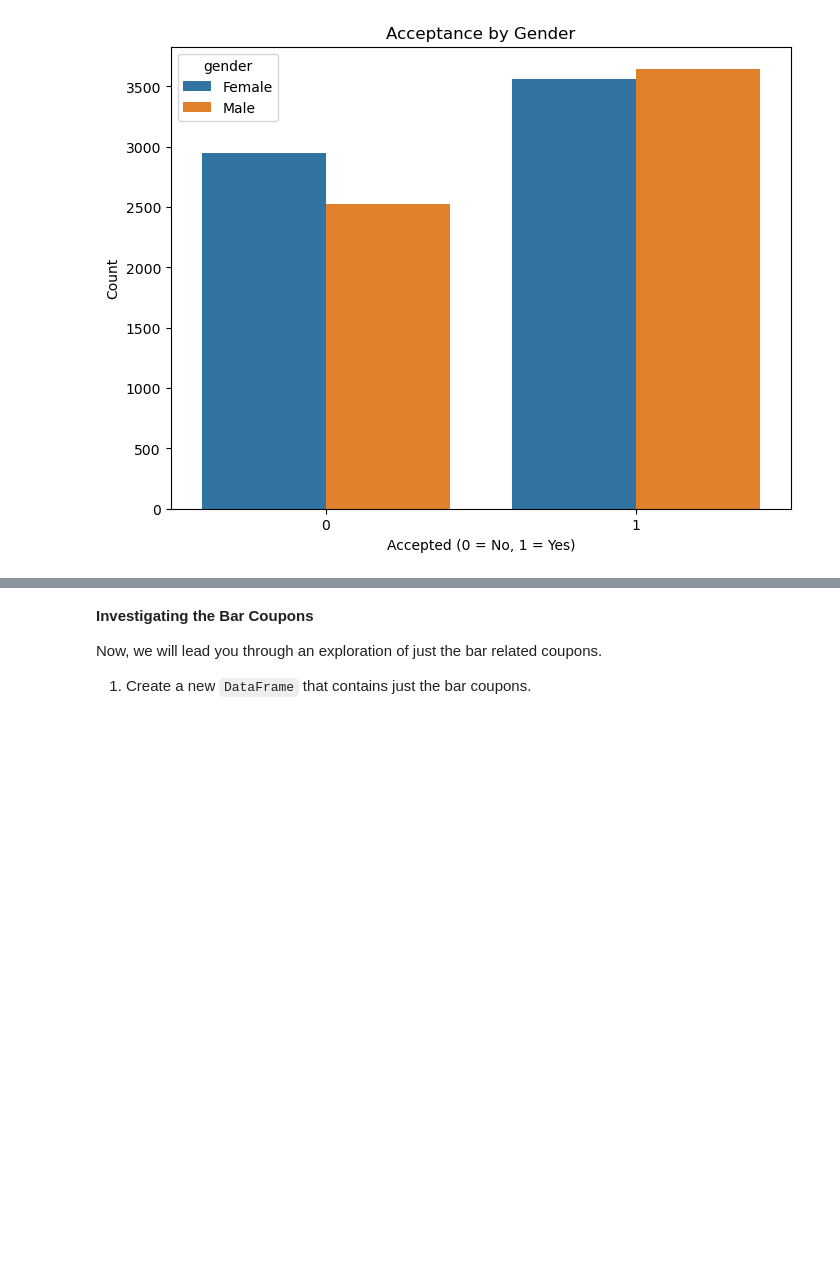
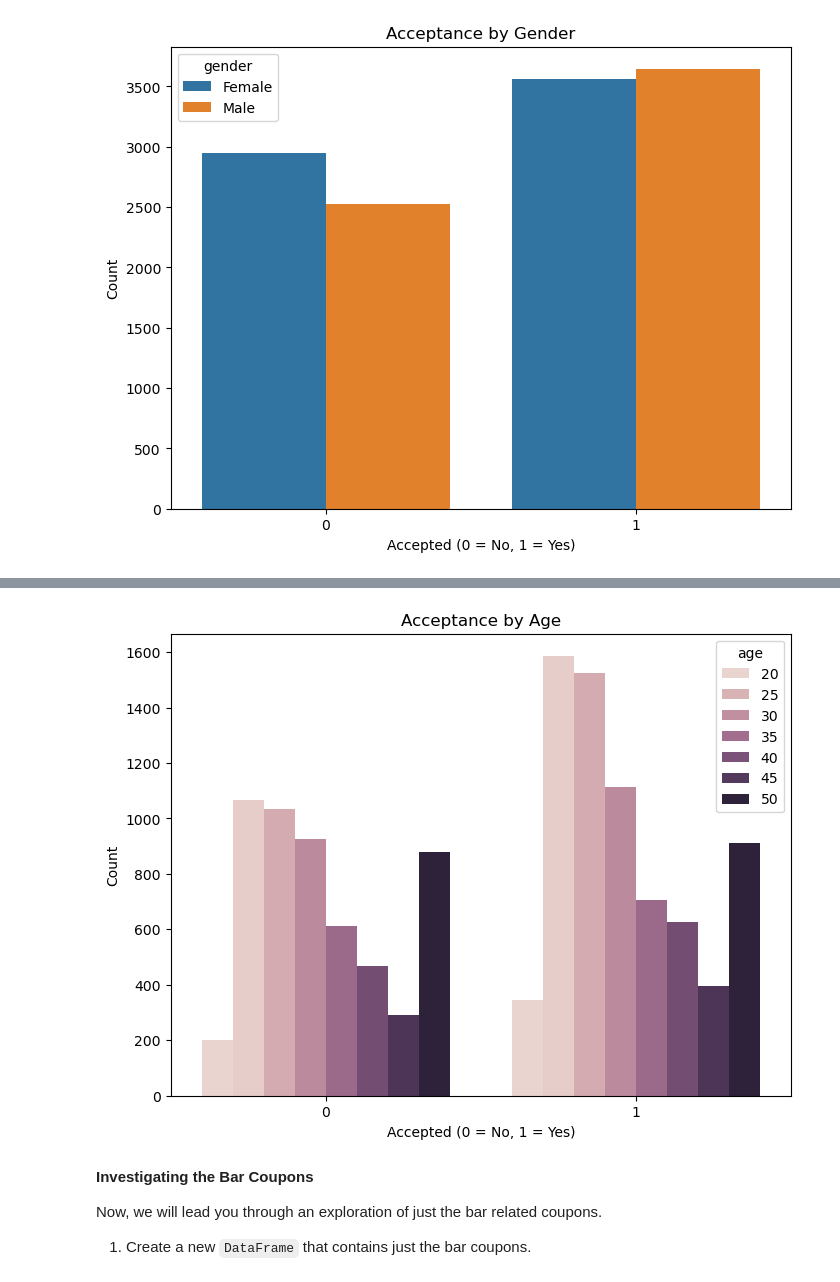
Before and after one commit to skavoori/practical-application-1, a Jupyter notebook: prompt.ipynb, the cells around one changed output, grey strips where cells are left out. Saved outputs shown, nothing was run; the diff lists cells and outputs as text; code cells hidden in the pictures; blank space fills up the shorter version.

```diff
--- a/prompt.ipynb
+++ b/prompt.ipynb
@@ -361,3 +358,12 @@ plt.show()
+# %%
+plt.figure(figsize=(8, 6))
+sns.countplot(x='Y', hue='age', data=data)
+plt.title('Acceptance by Age')
+plt.xlabel('Accepted (0 = No, 1 = Yes)')
+plt.ylabel('Count')
+plt.show()
+# %% [output]
+[figure, added]
 # %% [markdown]
 **Investigating the Bar Coupons**
 
```
Also changed, not shown: parts of 2 cells of this notebook, 1 other file.
